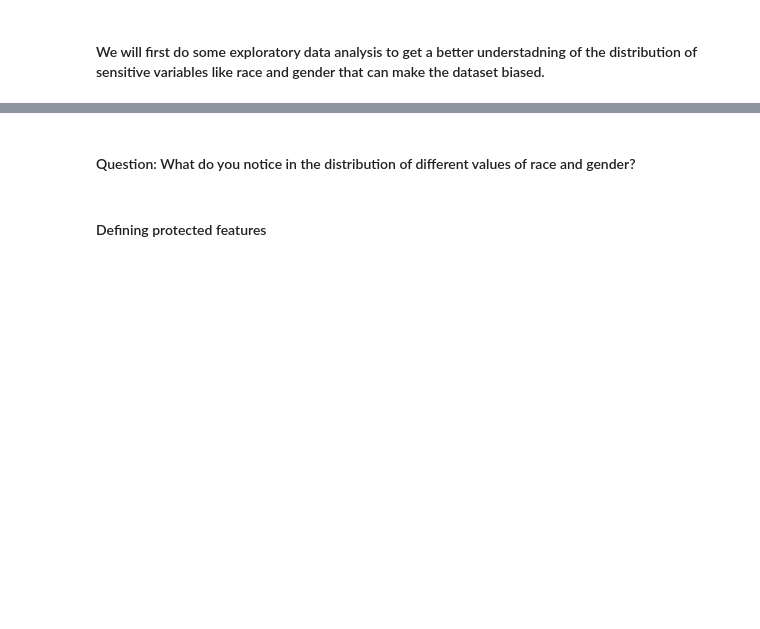
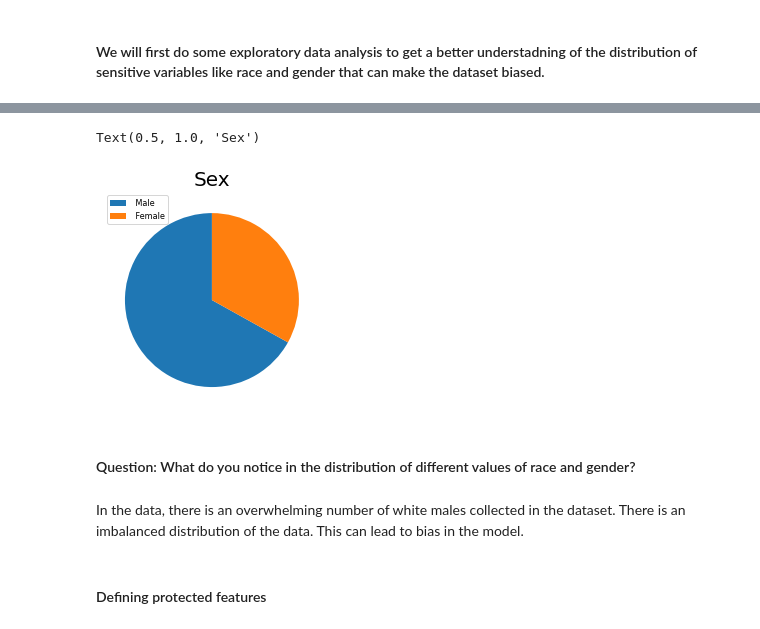
Before and after one commit to hlin863/UCL-Ethical-AI-Course, a Jupyter notebook: Ethical AI Lab 1 - Exercise.ipynb, the cells around one changed output, grey strips where cells are left out. Cells and saved outputs as stored; diff of their text form; code cells hidden in the pictures; blank space fills up the shorter version.

```diff
--- a/Ethical AI Lab 1 - Exercise.ipynb
+++ b/Ethical AI Lab 1 - Exercise.ipynb
@@ -53,22 +53,27 @@ plt.title("Race",size=20)
 # %%
 #TASK 2
 
 #Get the popluation count by Sex
 
 ################
 
-counts =
+counts = df['sex'].value_counts()
 
 ################
 
 labels = counts.index
 
 #Plot pie chart
 plt.pie(counts, startangle=90)
 plt.legend(labels, loc=2,fontsize=8)
 plt.title("Sex",size=20)
+# %% [output]
+Text(0.5, 1.0, 'Sex')
+[figure, added]
 # %% [markdown]
 #### Question: What do you notice in the distribution of different values of race and gender?
+# %% [markdown]
+In the data, there is an overwhelming number of white males collected in the dataset. There is an imbalanced distribution of the data. This can lead to bias in the model.
 # %% [markdown]
 #### Defining protected features
 # %% [markdown]
```
Also changed, not shown: parts of 14 cells of this notebook.
